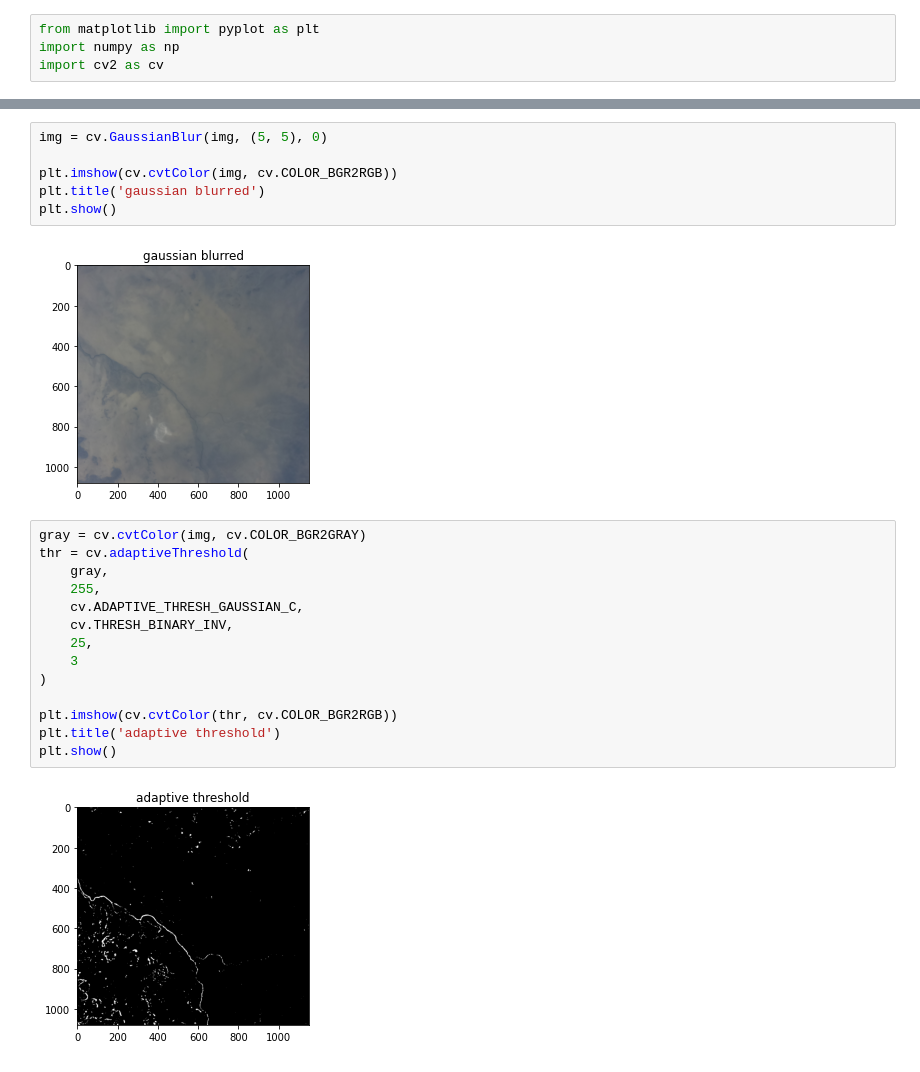
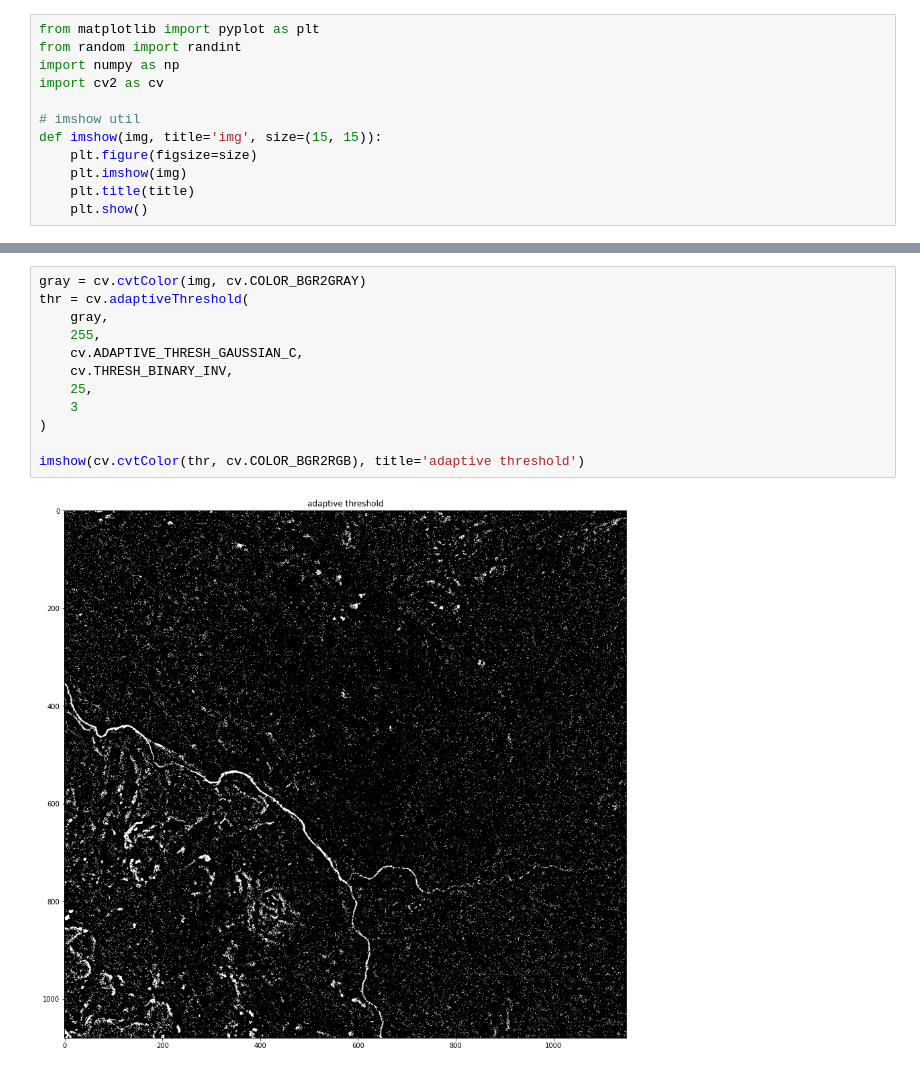
Before and after one commit to CHIP-AstroPi/src, a Jupyter notebook: rivers/rivers_detection.ipynb, the cells around one changed output, grey strips where cells are left out. Saved outputs shown, nothing was run; the diff lists cells and outputs as text.

```diff
--- a/rivers/rivers_detection.ipynb
+++ b/rivers/rivers_detection.ipynb
@@ -1,7 +1,15 @@
 # %%
 from matplotlib import pyplot as plt
+from random import randint
 import numpy as np
 import cv2 as cv
+
+# imshow util
+def imshow(img, title='img', size=(15, 15)):
+    plt.figure(figsize=size)
+    plt.imshow(img)
+    plt.title(title)
+    plt.show()
 # %%
 img = cv.imread('./data/46139865612_61080b4f33_o.jpg')
 img = img[:, 350:1500]
@@ -8,24 +20,14 @@ img = img[:, 350:1500]
-# %%
-img = cv.GaussianBlur(img, (5, 5), 0)
-
-plt.imshow(cv.cvtColor(img, cv.COLOR_BGR2RGB))
-plt.title('gaussian blurred')
-plt.show()
-# %% [output]
-[figure, removed]
 # %%
 gray = cv.cvtColor(img, cv.COLOR_BGR2GRAY)
 thr = cv.adaptiveThreshold(
     gray,
     255,
     cv.ADAPTIVE_THRESH_GAUSSIAN_C,
     cv.THRESH_BINARY_INV,
     25,
     3
 )
 
-plt.imshow(cv.cvtColor(thr, cv.COLOR_BGR2RGB))
-plt.title('adaptive threshold')
-plt.show()
+imshow(cv.cvtColor(thr, cv.COLOR_BGR2RGB), title='adaptive threshold')
 # %% [output]
-[figure, old version]
+[figure, new version]
```
Also changed, not shown: parts of 5 cells of this notebook.
